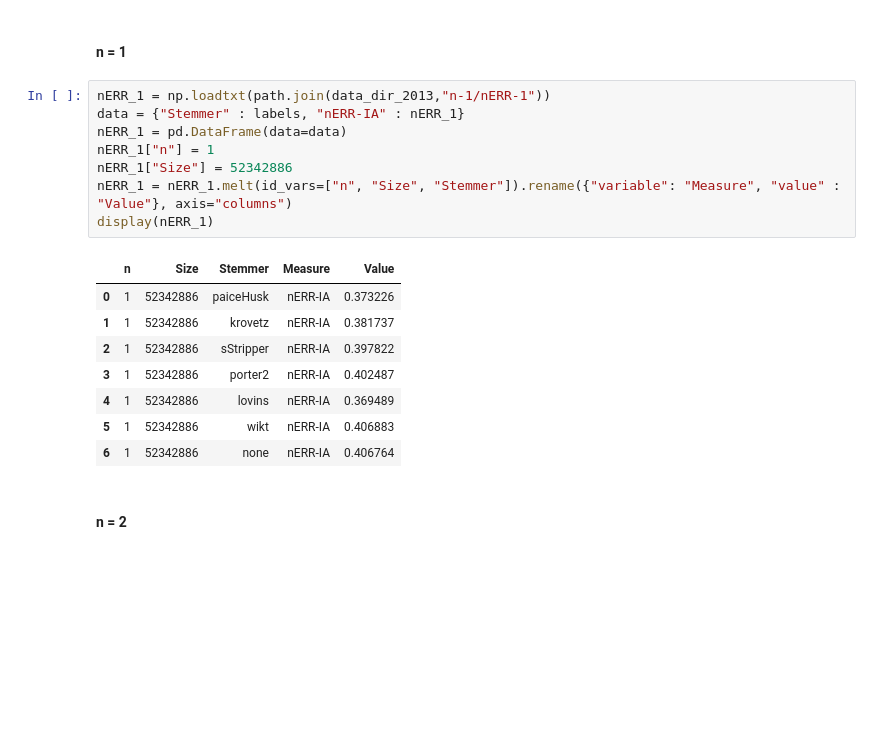
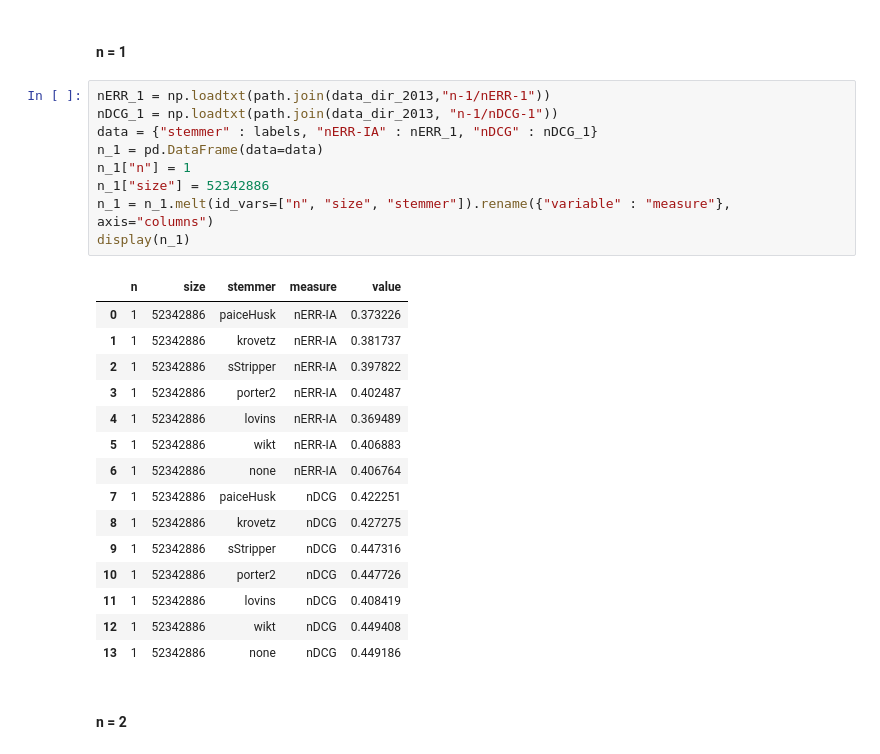
Before and after one commit to Axiomatic314/Stemming, a Jupyter notebook: clueweb.ipynb, the cells around one changed output. Cells and saved outputs as stored; diff of their text form; blank space fills up the shorter version.

```diff
--- a/clueweb.ipynb
+++ b/clueweb.ipynb
@@ -16,14 +16,15 @@ data_dir_2013 = path.join("Data", "clueweb-2013")
 #### n = 1
 # %%
 nERR_1 = np.loadtxt(path.join(data_dir_2013,"n-1/nERR-1"))
-data = {"Stemmer" : labels, "nERR-IA" : nERR_1}
-nERR_1 = pd.DataFrame(data=data)
-nERR_1["n"] = 1
-nERR_1["Size"] = 52342886
-nERR_1 = nERR_1.melt(id_vars=["n", "Size", "Stemmer"]).rename({"variable": "Measure", "value" : "Value"}, axis="columns")
-display(nERR_1)
+nDCG_1 = np.loadtxt(path.join(data_dir_2013, "n-1/nDCG-1"))
+data = {"stemmer" : labels, "nERR-IA" : nERR_1, "nDCG" : nDCG_1}
+n_1 = pd.DataFrame(data=data)
+n_1["n"] = 1
+n_1["size"] = 52342886
+n_1 = n_1.melt(id_vars=["n", "size", "stemmer"]).rename({"variable" : "measure"}, axis="columns")
+display(n_1)
 # %% [output]
-|  | n | Size | Stemmer | Measure | Value |
+|  | n | size | stemmer | measure | value |
 | 0 | 1 | 52342886 | paiceHusk | nERR-IA | 0.373226 |
 | 1 | 1 | 52342886 | krovetz | nERR-IA | 0.381737 |
 | 2 | 1 | 52342886 | sStripper | nERR-IA | 0.397822 |
@@ -31,6 +32,13 @@ display(nERR_1)
 | 4 | 1 | 52342886 | lovins | nERR-IA | 0.369489 |
 | 5 | 1 | 52342886 | wikt | nERR-IA | 0.406883 |
 | 6 | 1 | 52342886 | none | nERR-IA | 0.406764 |
+| 7 | 1 | 52342886 | paiceHusk | nDCG | 0.422251 |
+| 8 | 1 | 52342886 | krovetz | nDCG | 0.427275 |
+| 9 | 1 | 52342886 | sStripper | nDCG | 0.447316 |
+| 10 | 1 | 52342886 | porter2 | nDCG | 0.447726 |
+| 11 | 1 | 52342886 | lovins | nDCG | 0.408419 |
+| 12 | 1 | 52342886 | wikt | nDCG | 0.449408 |
+| 13 | 1 | 52342886 | none | nDCG | 0.449186 |
 # %% [markdown]
 #### n = 2
 # %%
```
Also changed, not shown: parts of 20 cells of this notebook, 10 other files.
